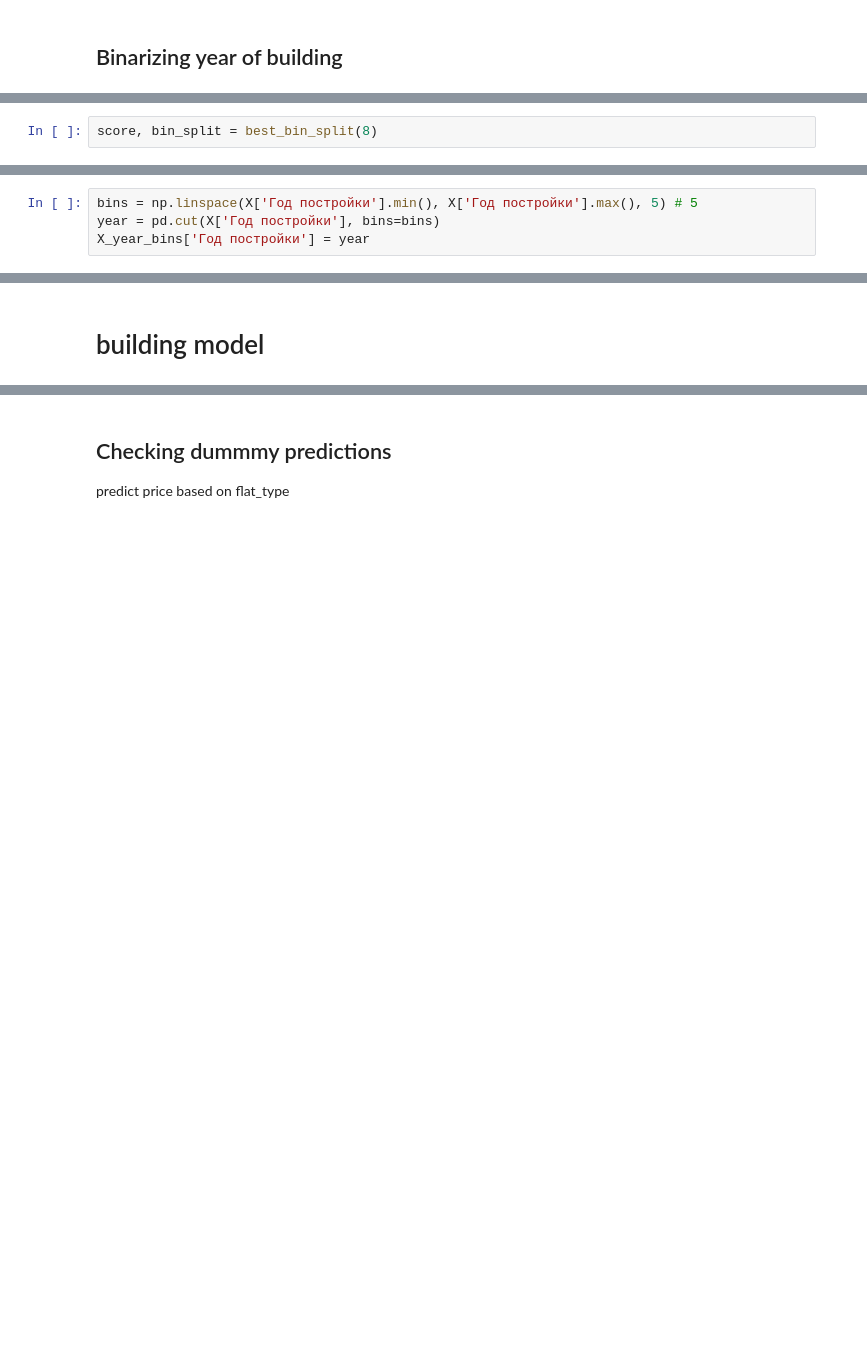
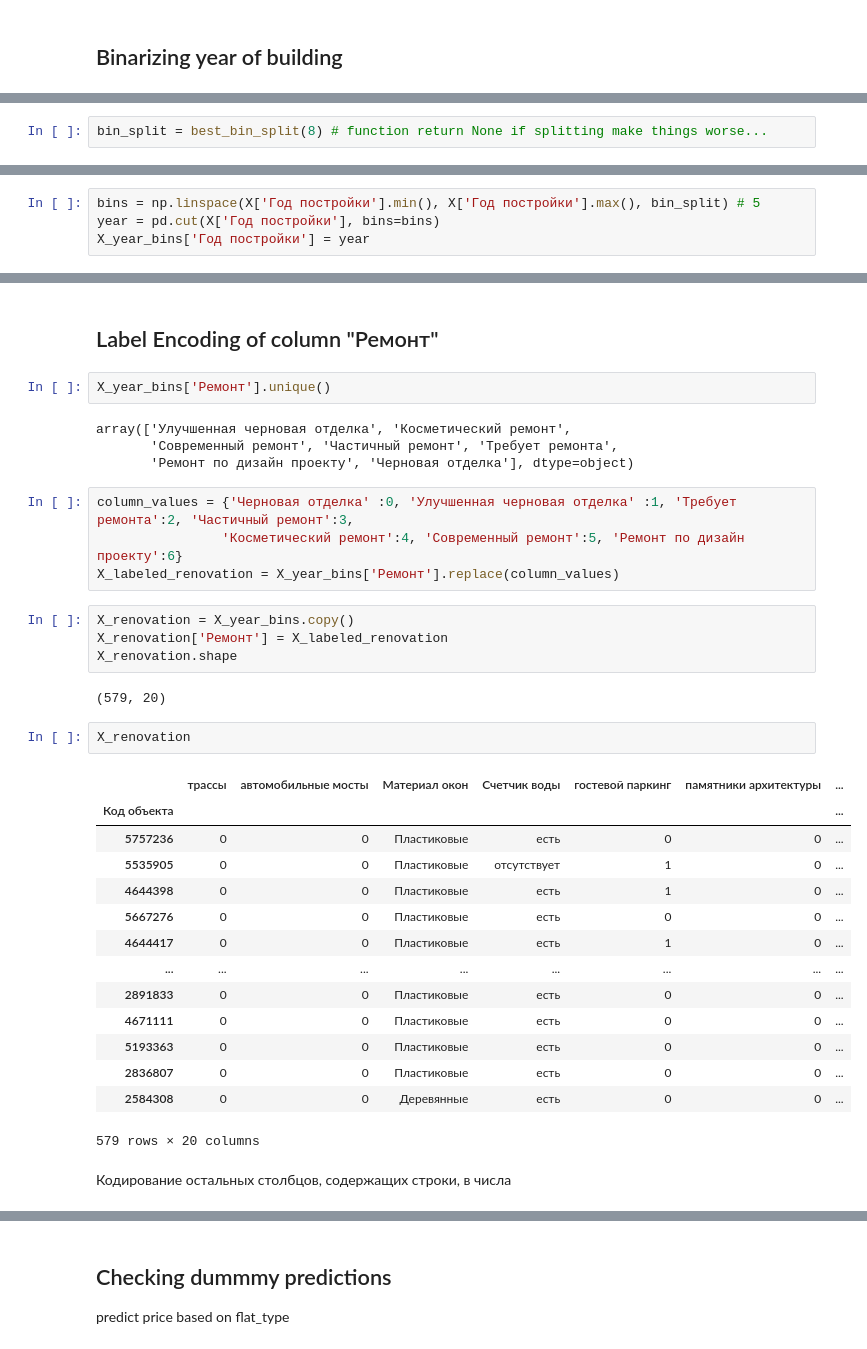
Before and after one commit to Golden-dreamer/ptz-flats-predict, a Jupyter notebook: model.ipynb, the cells around one changed output, grey strips where cells are left out. Cells and saved outputs as stored; diff of their text form; blank space fills up the shorter version.

```diff
--- a/model.ipynb
+++ b/model.ipynb
@@ -479,2 +527,2 @@ def best_bin_split(n):
 # %%
-score, bin_split = best_bin_split(8)
+bin_split = best_bin_split(8) # function return None if splitting make things worse...
@@ -489,4 +538,4 @@ bin_split
 # %%
-bins = np.linspace(X['Год постройки'].min(), X['Год постройки'].max(), 5) # 5
+bins = np.linspace(X['Год постройки'].min(), X['Год постройки'].max(), bin_split) # 5
 year = pd.cut(X['Год постройки'], bins=bins)
 X_year_bins['Год постройки'] = year
@@ -499,3 +542,38 @@ There is no need to create bins for areas, model shows worse perfomance
-# %% [markdown]
-# building model
+# %% [markdown]
+## Label Encoding of column "Ремонт"
+# %%
+X_year_bins['Ремонт'].unique()
+# %% [output]
+array(['Улучшенная черновая отделка', 'Косметический ремонт',
+       'Современный ремонт', 'Частичный ремонт', 'Требует ремонта',
+       'Ремонт по дизайн проекту', 'Черновая отделка'], dtype=object)
+# %%
+column_values = {'Черновая отделка' :0, 'Улучшенная черновая отделка' :1, 'Требует ремонта':2, 'Частичный ремонт':3,
+                'Косметический ремонт':4, 'Современный ремонт':5, 'Ремонт по дизайн проекту':6}
+X_labeled_renovation = X_year_bins['Ремонт'].replace(column_values)
+# %%
+X_renovation = X_year_bins.copy()
+X_renovation['Ремонт'] = X_labeled_renovation
+X_renovation.shape
+# %% [output]
+(579, 20)
+# %%
+X_renovation
+# %% [output]
+|  | трассы | автомобильные мосты | Материал окон | Счетчик воды | гостевой паркинг | памятники архитектуры | ... |
+| Код объекта |  |  |  |  |  |  | ... |
+| 5757236 | 0 | 0 | Пластиковые | есть | 0 | 0 | ... |
+| 5535905 | 0 | 0 | Пластиковые | отсутствует | 1 | 0 | ... |
+| 4644398 | 0 | 0 | Пластиковые | есть | 1 | 0 | ... |
+| 5667276 | 0 | 0 | Пластиковые | есть | 0 | 0 | ... |
+| 4644417 | 0 | 0 | Пластиковые | есть | 1 | 0 | ... |
+| ... | ... | ... | ... | ... | ... | ... | ... |
+| 2891833 | 0 | 0 | Пластиковые | есть | 0 | 0 | ... |
+| 4671111 | 0 | 0 | Пластиковые | есть | 0 | 0 | ... |
+| 5193363 | 0 | 0 | Пластиковые | есть | 0 | 0 | ... |
+| 2836807 | 0 | 0 | Пластиковые | есть | 0 | 0 | ... |
+| 2584308 | 0 | 0 | Деревянные | есть | 0 | 0 | ... |
+579 rows × 20 columns
+# %% [markdown]
+Кодирование остальных столбцов, содержащих строки, в числа
 # %%
```
Also changed, not shown: parts of 121 cells of this notebook.
